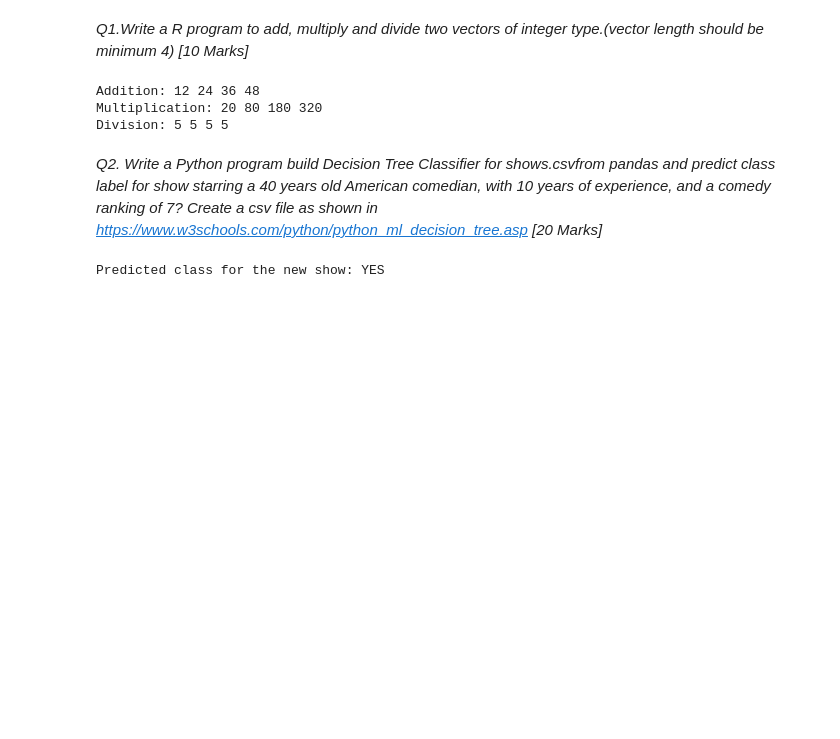
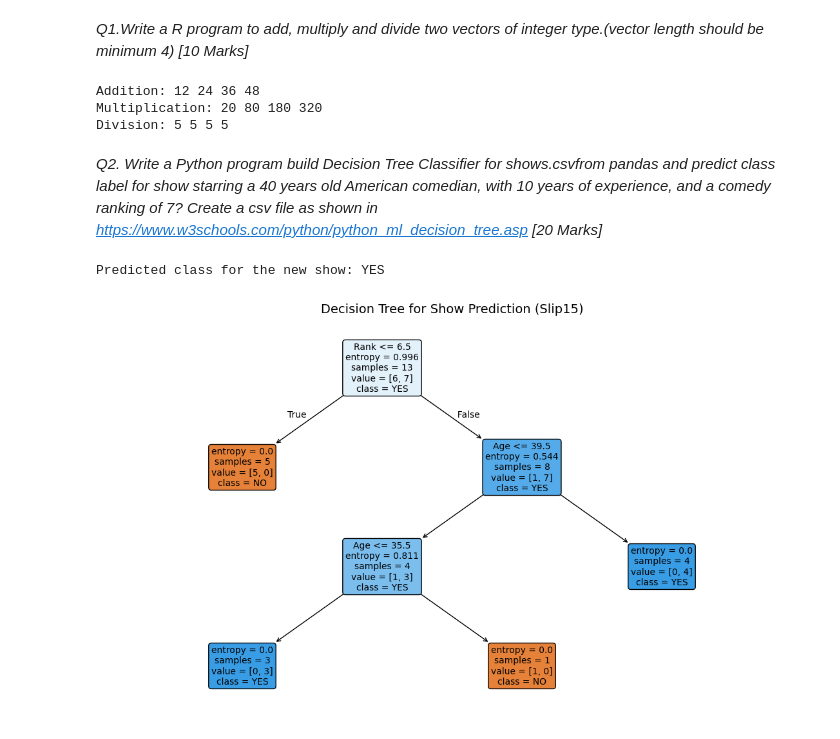
Before and after one commit to Sanchet237/TY-BCA-Science-Slips, a Jupyter notebook: Data Mining/Slips Solutions/Slip_15.ipynb, the cells around one changed output. Saved outputs shown, nothing was run; the diff lists cells and outputs as text; code cells hidden in the pictures; blank space fills up the shorter version.

```diff
--- a/Data Mining/Slips Solutions/Slip_15.ipynb
+++ b/Data Mining/Slips Solutions/Slip_15.ipynb
@@ -23,24 +23,38 @@ https://www.w3schools.com/python/python_ml_decision_tree.asp
 # %%
 import pandas as pd
 from sklearn.preprocessing import LabelEncoder
-from sklearn.tree import DecisionTreeClassifier
+import matplotlib.pyplot as plt
+from sklearn.tree import DecisionTreeClassifier, plot_tree
 
-df = pd.read_csv("Slip15.csv")
+df = pd.read_csv("shows.csv")
 
 le = LabelEncoder()
 df['Nationality'] = le.fit_transform(df['Nationality'])
 
 X = df[['Age', 'Experience', 'Rank', 'Nationality']]
 y = df['Go']
 
 
 clf = DecisionTreeClassifier(criterion='entropy', random_state=42)
 clf.fit(X, y)
 
 # Predict for a new show: 40 years old, 10 years experience, rank 7, American
 new_show = [[40, 10, 7, le.transform(['USA'])[0]]]
 prediction = clf.predict(new_show)
 
 print("Predicted class for the new show:", prediction[0])
+
+plt.figure(figsize=(14, 8))
+plot_tree(
+    clf,
+    feature_names=X.columns,
+    class_names=clf.classes_,
+    filled=True,
+    rounded=True,
+    fontsize=10
+)
+plt.title("Decision Tree for Show Prediction (Slip15)", fontsize=14)
+plt.show()
 # %% [output]
 Predicted class for the new show: YES
+[figure, added]
```
Also changed, not shown: 52 other files.
